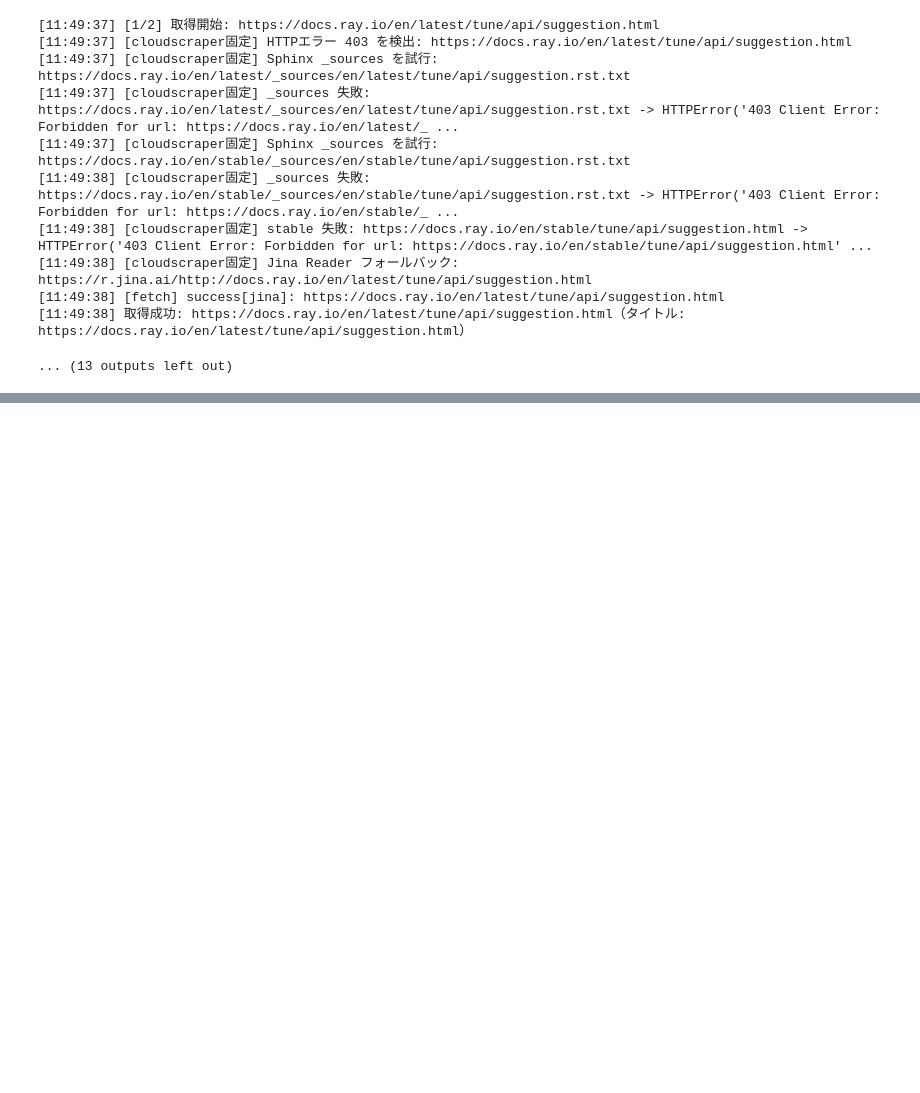
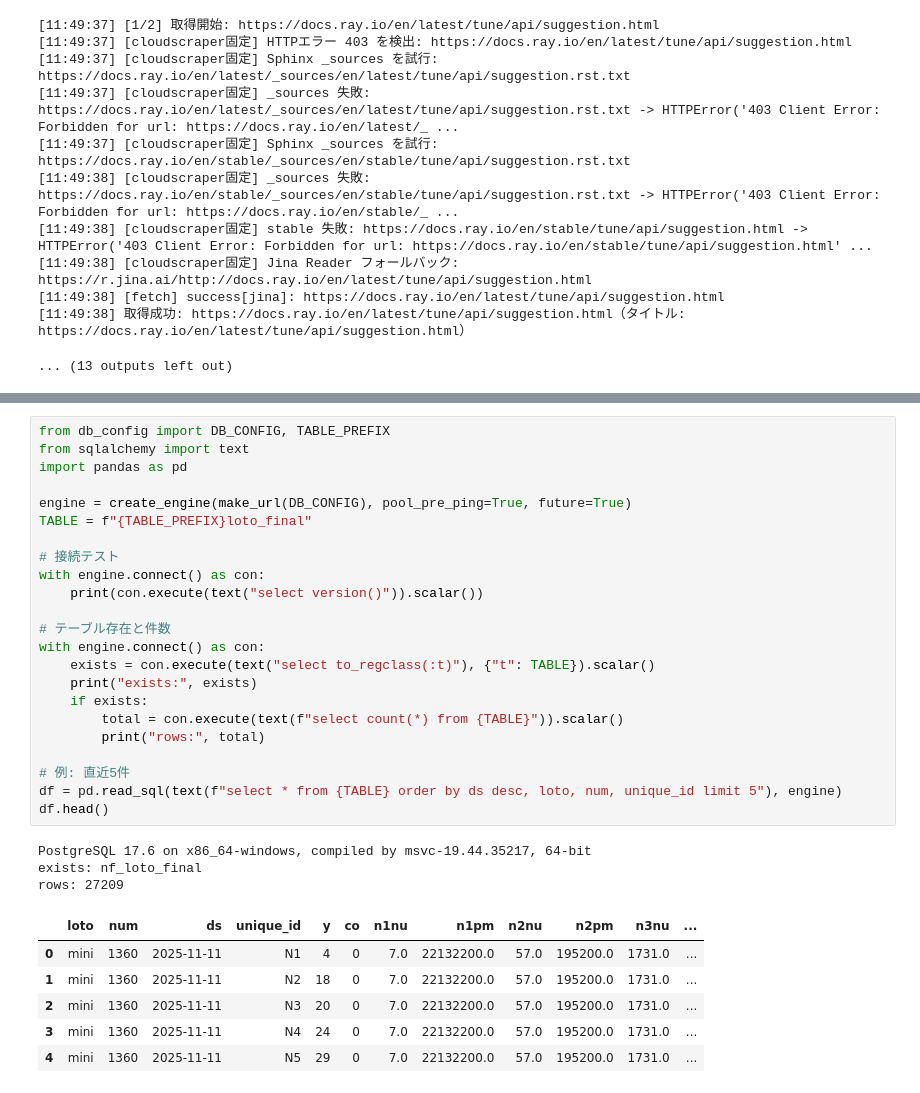
Before and after one commit to arumajirou/test, a Jupyter notebook: test.ipynb, the cells around one changed output, grey strips where cells are left out. Drawn from its saved outputs; the diff is of its cells as text; blank space fills up the shorter version.

Commit message:
変更内容を短く要約（例: Update configs and notebooks）

```diff
--- a/test.ipynb
+++ b/test.ipynb
@@ -2748,0 +3054,33 @@ print("Ray 出力:", out_ray)
+# %%
+from db_config import DB_CONFIG, TABLE_PREFIX
+from sqlalchemy import text
+import pandas as pd
+
+engine = create_engine(make_url(DB_CONFIG), pool_pre_ping=True, future=True)
+TABLE = f"{TABLE_PREFIX}loto_final"
+
+# 接続テスト
+with engine.connect() as con:
+    print(con.execute(text("select version()")).scalar())
+
+# テーブル存在と件数
+with engine.connect() as con:
+    exists = con.execute(text("select to_regclass(:t)"), {"t": TABLE}).scalar()
+    print("exists:", exists)
+    if exists:
+        total = con.execute(text(f"select count(*) from {TABLE}")).scalar()
+        print("rows:", total)
+
+# 例: 直近5件
+df = pd.read_sql(text(f"select * from {TABLE} order by ds desc, loto, num, unique_id limit 5"), engine)
+df.head()
+# %% [output]
+PostgreSQL 17.6 on x86_64-windows, compiled by msvc-19.44.35217, 64-bit
+exists: nf_loto_final
+rows: 27209
+|  | loto | num | ds | unique_id | y | co | n1nu | n1pm | n2nu | n2pm | n3nu | ... |
+| 0 | mini | 1360 | 2025-11-11 | N1 | 4 | 0 | 7.0 | 22132200.0 | 57.0 | 195200.0 | 1731.0 | ... |
+| 1 | mini | 1360 | 2025-11-11 | N2 | 18 | 0 | 7.0 | 22132200.0 | 57.0 | 195200.0 | 1731.0 | ... |
+| 2 | mini | 1360 | 2025-11-11 | N3 | 20 | 0 | 7.0 | 22132200.0 | 57.0 | 195200.0 | 1731.0 | ... |
+| 3 | mini | 1360 | 2025-11-11 | N4 | 24 | 0 | 7.0 | 22132200.0 | 57.0 | 195200.0 | 1731.0 | ... |
+| 4 | mini | 1360 | 2025-11-11 | N5 | 29 | 0 | 7.0 | 22132200.0 | 57.0 | 195200.0 | 1731.0 | ... |
```
Also changed, not shown: parts of 13 cells of this notebook, 24 other files.
